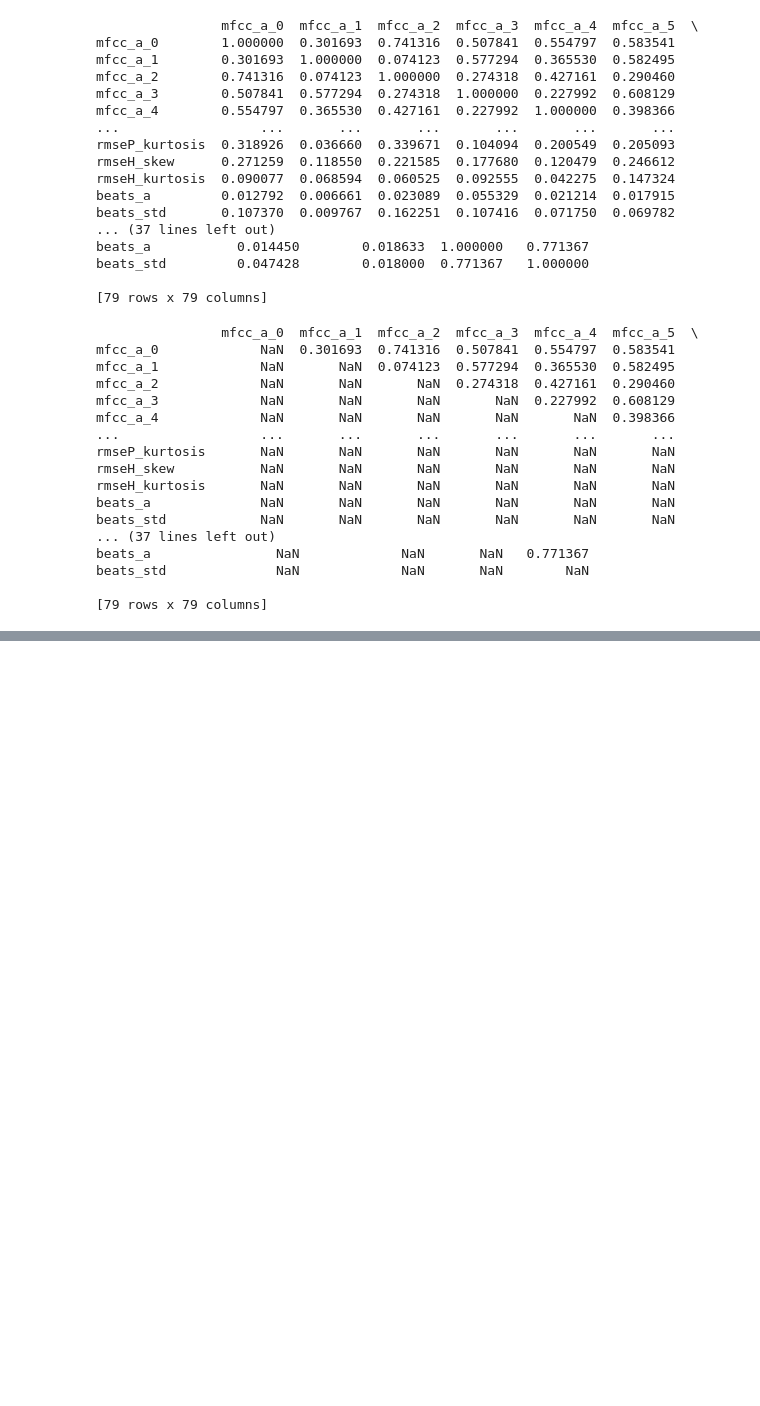
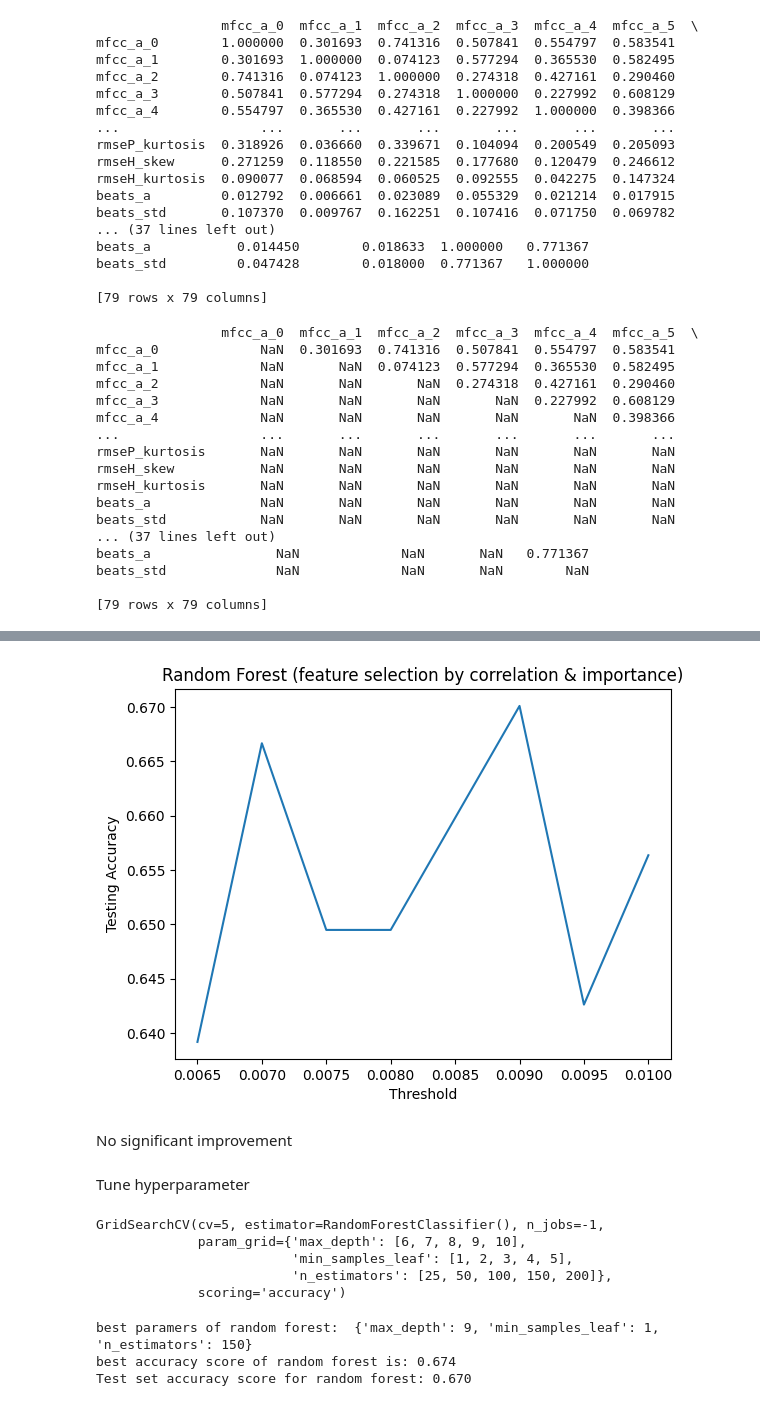
Before and after one commit to momoenomoto/ML-final-project, a Jupyter notebook: Data_Analysis_RF.ipynb, the cells around one changed output, grey strips where cells are left out. Cells and saved outputs as stored; diff of their text form; code cells hidden in the pictures; blank space fills up the shorter version.

```diff
--- a/Data_Analysis_RF.ipynb
+++ b/Data_Analysis_RF.ipynb
@@ -500,0 +525,10 @@ OOB error: 0.338
+# %%
+best_to_drop = [column for column in upper_tri.columns if any(upper_tri[column] > 0.82)]
+new_X = X.drop(best_to_drop, axis=1)
+new_X_train, new_X_test, y_train, y_test = train_test_split(new_X, y, test_size=0.33, random_state=42)
+rf_best = RandomForestClassifier(n_estimators=200, min_samples_leaf=2, max_depth=10, criterion="gini", max_features="sqrt")
+rf_best.fit(new_X_train, y_train)
+y_pred = rf_best.predict(new_X_test)
+# %%
+new_feature_scores = pd.Series(rf_best.feature_importances_, index=new_X_train.columns).sort_values(ascending=False)  #after select features by correlation
+display(new_feature_scores)
@@ -500,0 +548,58 @@ OOB error: 0.338
+# %%
+test_accu_lst = []
+for threshold in np.arange(0.0065, 0.01, 0.0005):
+  drop_features = new_feature_scores[new_feature_scores<threshold].index.tolist()
+  X_drop = new_X.drop(drop_features, axis=1)
+  X_train_drop, X_test_drop, y_train, y_test = train_test_split(X_drop, y, test_size=0.33, random_state=42)
+  rf_best_drop = RandomForestClassifier(n_estimators=200, min_samples_leaf=2, max_depth=10, criterion="gini", max_features="sqrt")
+  rf_best_drop.fit(X_train_drop, y_train)
+  y_pred_drop = rf_best_drop.predict(X_test_drop)
+  test_accu = accuracy_score(y_test, y_pred_drop)
+  test_accu_lst.append(test_accu)
+# %%
+threshold_lst = [i for i in np.arange(0.0065, 0.01, 0.0005)]
+plt.plot(threshold_lst,test_accu_lst)
+plt.xlabel('Threshold')
+plt.ylabel('Testing Accuracy')
+plt.title("Random Forest (feature selection by correlation & importance)")
+plt.show()
+# %% [output]
+[figure, added]
+# %% [markdown]
+No significant improvement
+# %% [markdown]
+Tune hyperparameter
+# %%
+rf_new = RandomForestClassifier(criterion = "gini",max_features = "sqrt")
+params_rf = {'n_estimators': [25,50,100,150,200],
+        'max_depth':[6,7,8,9,10],
+        'min_samples_leaf':[1,2,3,4,5]}
+grid_rf = GridSearchCV(estimator = rf_new,
+             param_grid = params_rf,
+             scoring = 'accuracy',
+             cv = 5,
+             n_jobs = -1)
+grid_rf.fit(new_X_train, y_train)
+# %% [output]
+GridSearchCV(cv=5, estimator=RandomForestClassifier(), n_jobs=-1,
+             param_grid={'max_depth': [6, 7, 8, 9, 10],
+                         'min_samples_leaf': [1, 2, 3, 4, 5],
+                         'n_estimators': [25, 50, 100, 150, 200]},
+             scoring='accuracy')
+# %%
+best_model = grid_rf.best_estimator_
+best_param = grid_rf.best_params_
+print("best paramers of random forest: ", best_param)
+print("best accuracy score of random forest is: {:.3f}".format(grid_rf.best_score_))
+
+y_pred = best_model.predict(new_X_test)
+
+# Compute test_accuracy
+test_accu = accuracy_score(y_test, y_pred)
+
+# Print test_roc_auc
+print('Test set accuracy score for random forest: {:.3f}'.format(test_accu))
+# %% [output]
+best paramers of random forest:  {'max_depth': 9, 'min_samples_leaf': 1, 'n_estimators': 150}
+best accuracy score of random forest is: 0.674
+Test set accuracy score for random forest: 0.670
```
Also changed, not shown: parts of 17 cells of this notebook.
